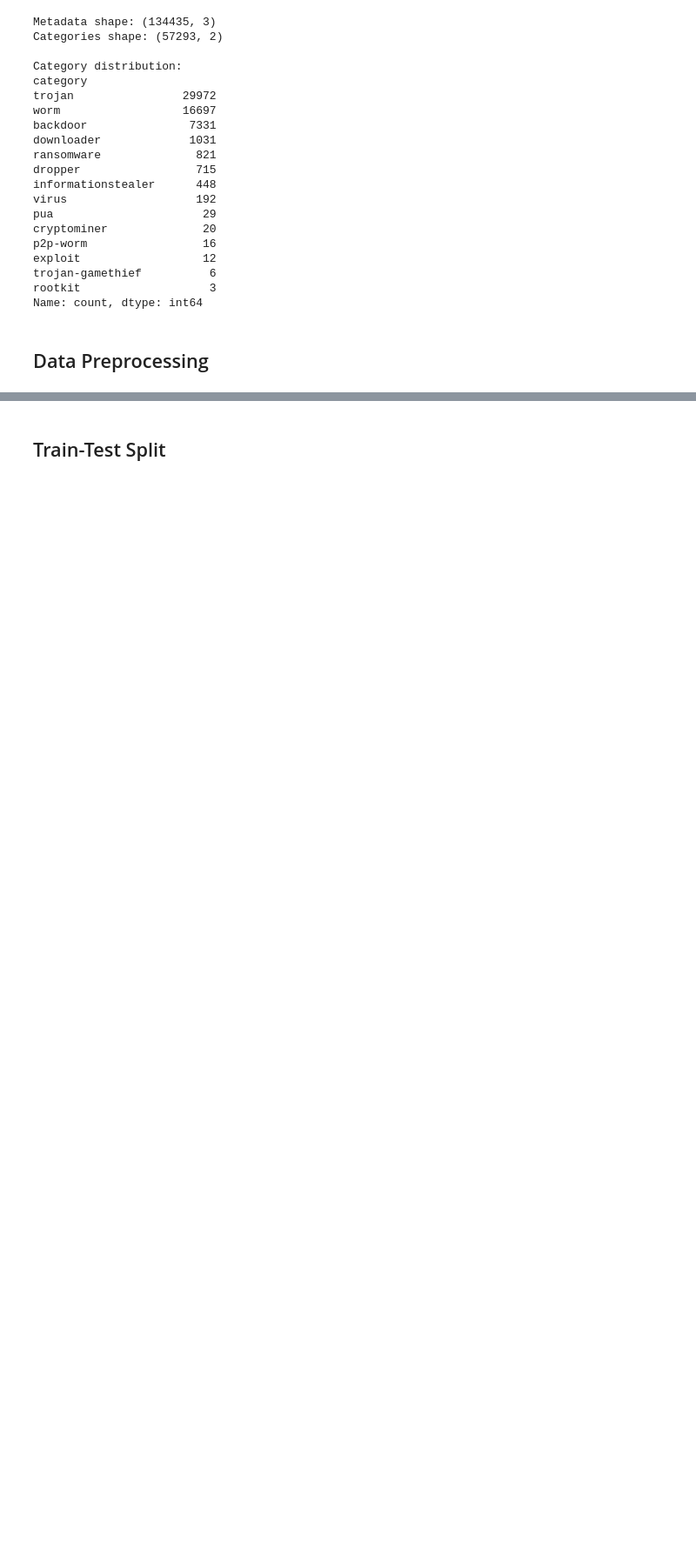
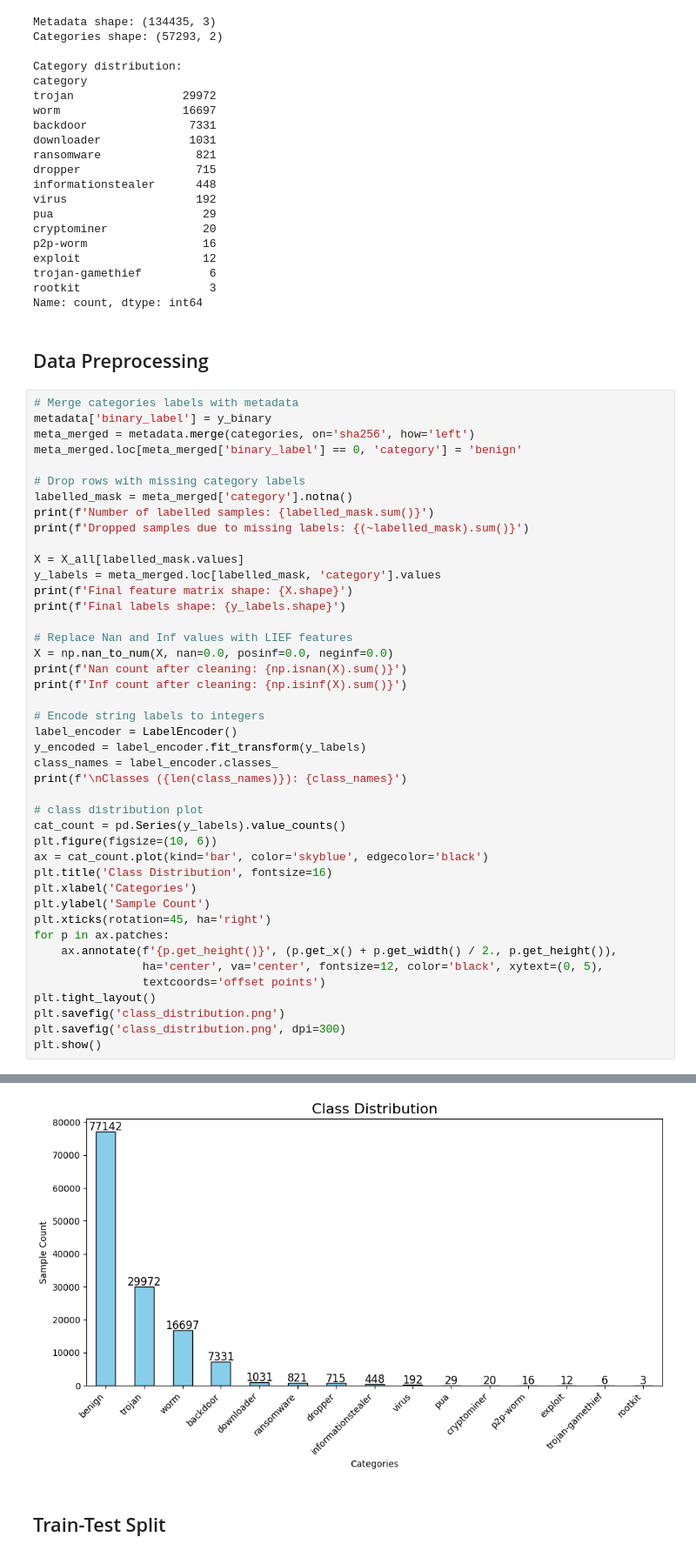
Before and after one commit to razu14396/COMP8325_A2, a Jupyter notebook: Group13_COMP8325_A2_Task1_Source_Code.ipynb, the cells around one changed output, grey strips where cells are left out. Shown at 87% size. Drawn from its saved outputs; the diff is of its cells as text; blank space fills up the shorter version.

```diff
--- a/Group13_COMP8325_A2_Task1_Source_Code.ipynb
+++ b/Group13_COMP8325_A2_Task1_Source_Code.ipynb
@@ -81,3 +81,47 @@ rootkit                   3
 Name: count, dtype: int64
 # %% [markdown]
 ## Data Preprocessing
+# %%
+# Merge categories labels with metadata
+metadata['binary_label'] = y_binary
+meta_merged = metadata.merge(categories, on='sha256', how='left')
+meta_merged.loc[meta_merged['binary_label'] == 0, 'category'] = 'benign'
+
+# Drop rows with missing category labels
+labelled_mask = meta_merged['category'].notna()
+print(f'Number of labelled samples: {labelled_mask.sum()}')
+print(f'Dropped samples due to missing labels: {(~labelled_mask).sum()}')
+
+X = X_all[labelled_mask.values]
+y_labels = meta_merged.loc[labelled_mask, 'category'].values
+print(f'Final feature matrix shape: {X.shape}')
+print(f'Final labels shape: {y_labels.shape}')
+
+# Replace Nan and Inf values with LIEF features
+X = np.nan_to_num(X, nan=0.0, posinf=0.0, neginf=0.0)
+print(f'Nan count after cleaning: {np.isnan(X).sum()}')
+print(f'Inf count after cleaning: {np.isinf(X).sum()}')
+
+# Encode string labels to integers
+label_encoder = LabelEncoder()
+y_encoded = label_encoder.fit_transform(y_labels)
+class_names = label_encoder.classes_
+print(f'\nClasses ({len(class_names)}): {class_names}')
+
+# class distribution plot
+cat_count = pd.Series(y_labels).value_counts()
+plt.figure(figsize=(10, 6))
+ax = cat_count.plot(kind='bar', color='skyblue', edgecolor='black')
+plt.title('Class Distribution', fontsize=16)
+plt.xlabel('Categories')
+plt.ylabel('Sample Count')
+plt.xticks(rotation=45, ha='right')
+for p in ax.patches:
+    ax.annotate(f'{p.get_height()}', (p.get_x() + p.get_width() / 2., p.get_height()),
+                ha='center', va='center', fontsize=12, color='black', xytext=(0, 5),
+                textcoords='offset points')
+plt.tight_layout()
+plt.savefig('class_distribution.png')
+plt.savefig('class_distribution.png', dpi=300)
+plt.show()
+# %% [output]
@@ -84,2 +138,3 @@ Name: count, dtype: int64
+[figure, added]
 # %% [markdown]
 ## Train-Test Split
```
Also changed, not shown: parts of 3 cells of this notebook, 2 other files.
